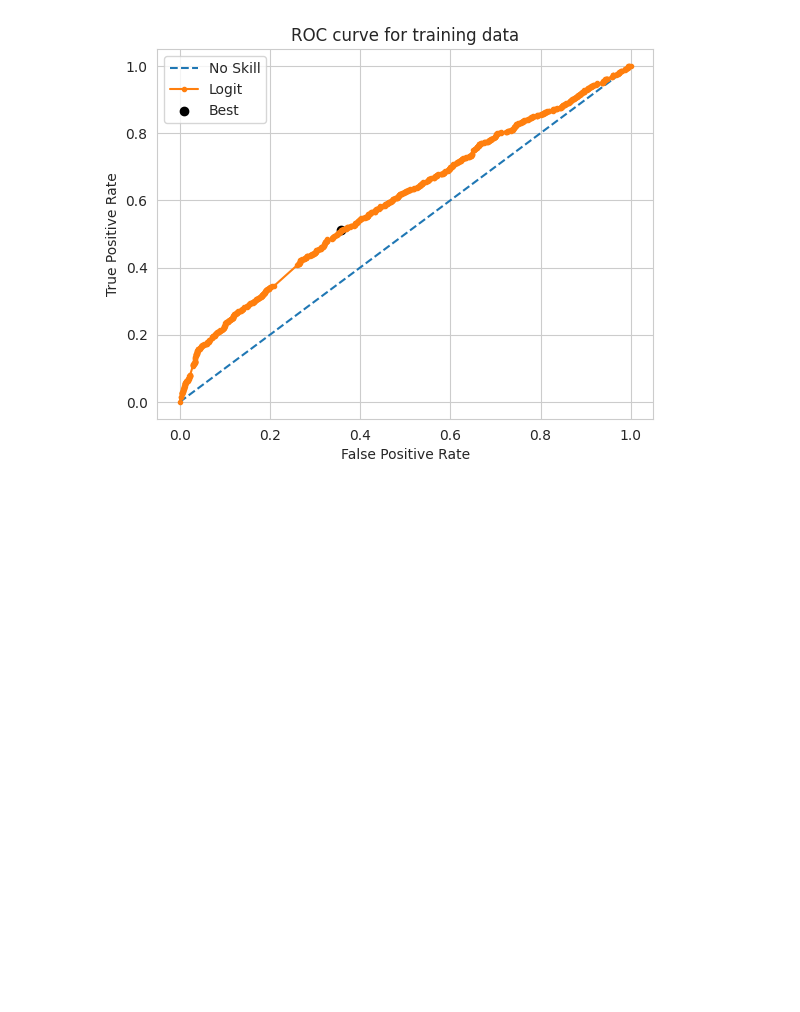
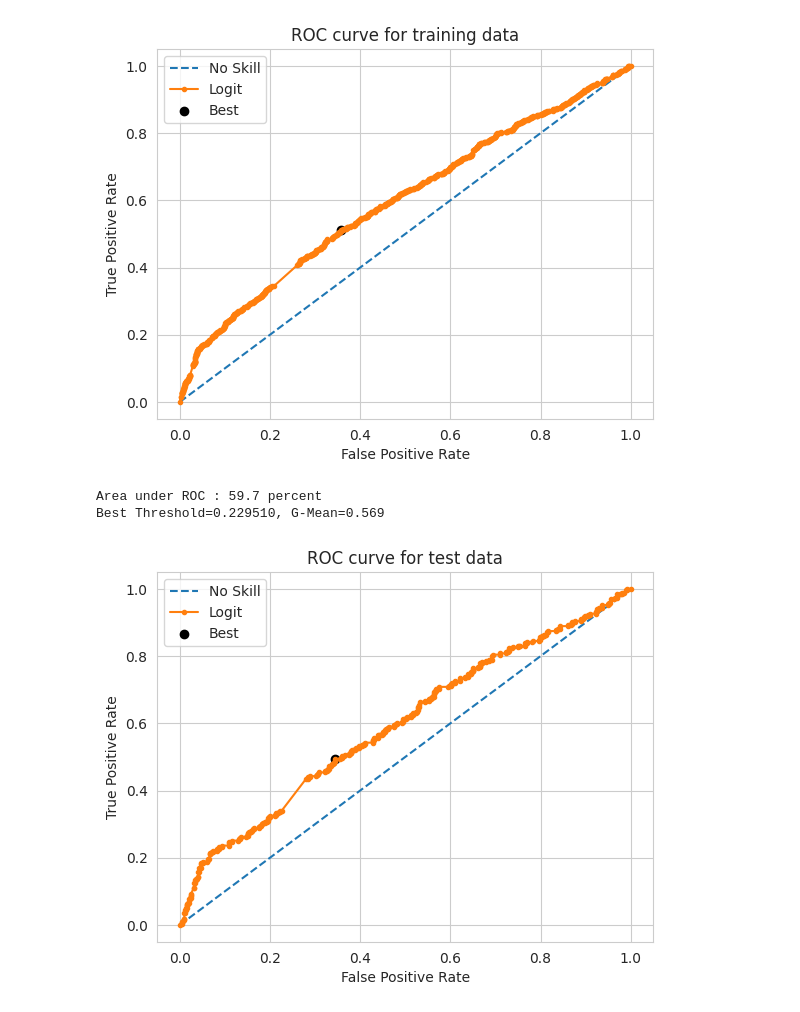
Before and after one commit to sarang-manohar/hogwarts, a Jupyter notebook: academia/financialRiskAnalysis/code/code.ipynb, the cells around one changed output. Saved outputs shown, nothing was run; the diff lists cells and outputs as text; code cells hidden in the pictures; blank space fills up the shorter version.

Commit message:
test data ROC & AUC output

```diff
--- a/academia/financialRiskAnalysis/code/code.ipynb
+++ b/academia/financialRiskAnalysis/code/code.ipynb
@@ -795,26 +795,30 @@ Best Threshold=0.226330, G-Mean=0.573
 # %%
 # Calculating AUC and plotting ROC
 test_auc = roc_auc_score(y_test, ytest_pred_cont)
 print('Area under ROC : %.1f percent' % (test_auc*100) )
 fpr, tpr, thresholds = roc_curve(y_test, ytest_pred_cont)
 
 # calculate the g-mean for each threshold
 gmeans = np.sqrt(tpr * (1-fpr))
 # locate the index of the largest g-mean
 ix = np.argmax(gmeans)
 print('Best Threshold=%f, G-Mean=%.3f' % (thresholds[ix], gmeans[ix]))
 
 # plot the roc curve for the model
 plt.plot([0,1], [0,1], linestyle='--', label='No Skill')
 plt.plot(fpr, tpr, marker='.', label='Logit')
 plt.scatter(fpr[ix], tpr[ix], marker='o', color='black', label='Best')
 # axis labels
 plt.xlabel('False Positive Rate')
 plt.ylabel('True Positive Rate')
-plt.title('ROC curve for training data')
+plt.title('ROC curve for test data')
 plt.legend()
 # show the plot
 plt.show()
+# %% [output]
+Area under ROC : 59.7 percent
+Best Threshold=0.229510, G-Mean=0.569
+[figure, added]
 # %%
 end_time = datetime.now()
 
```
Also changed, not shown: parts of 7 cells of this notebook.
